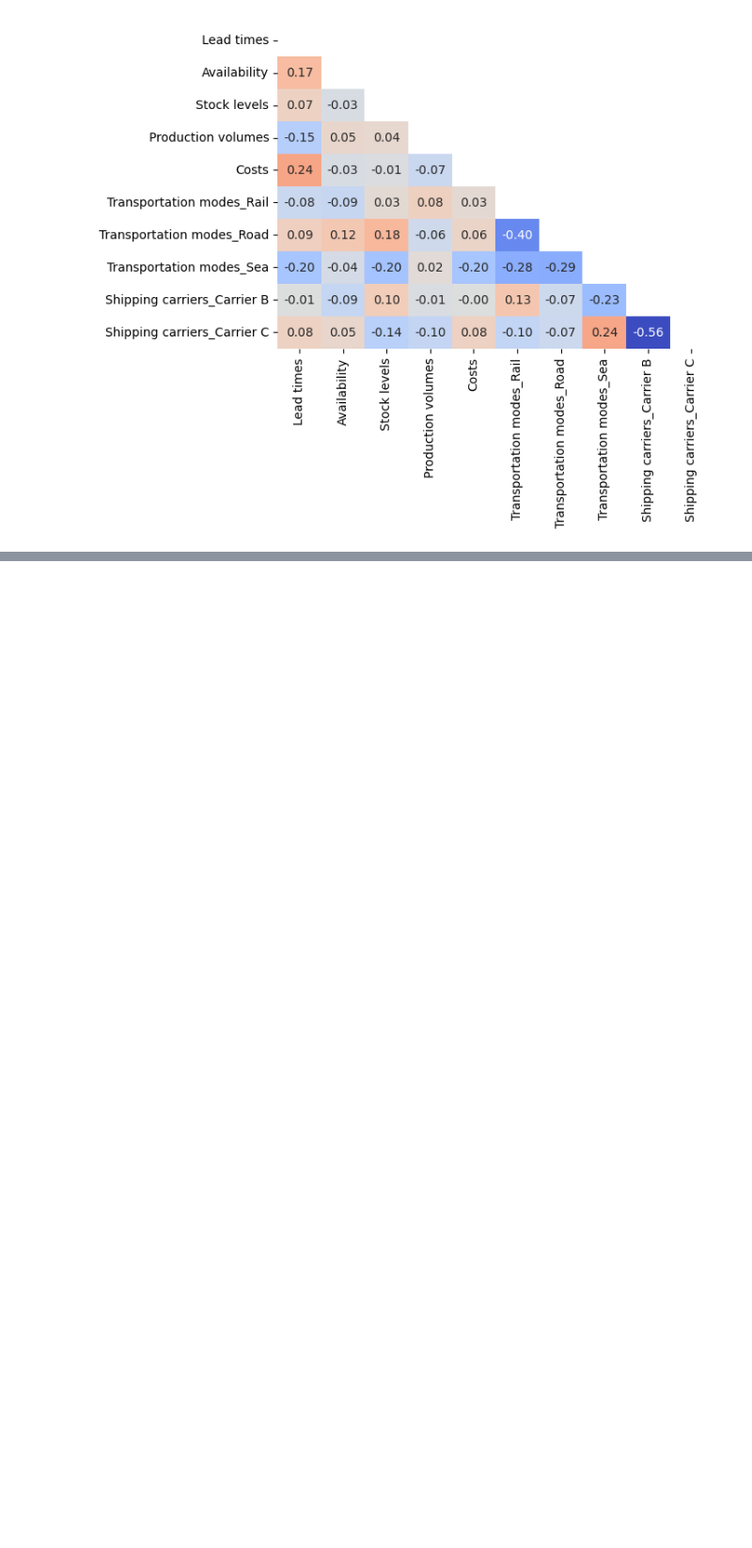
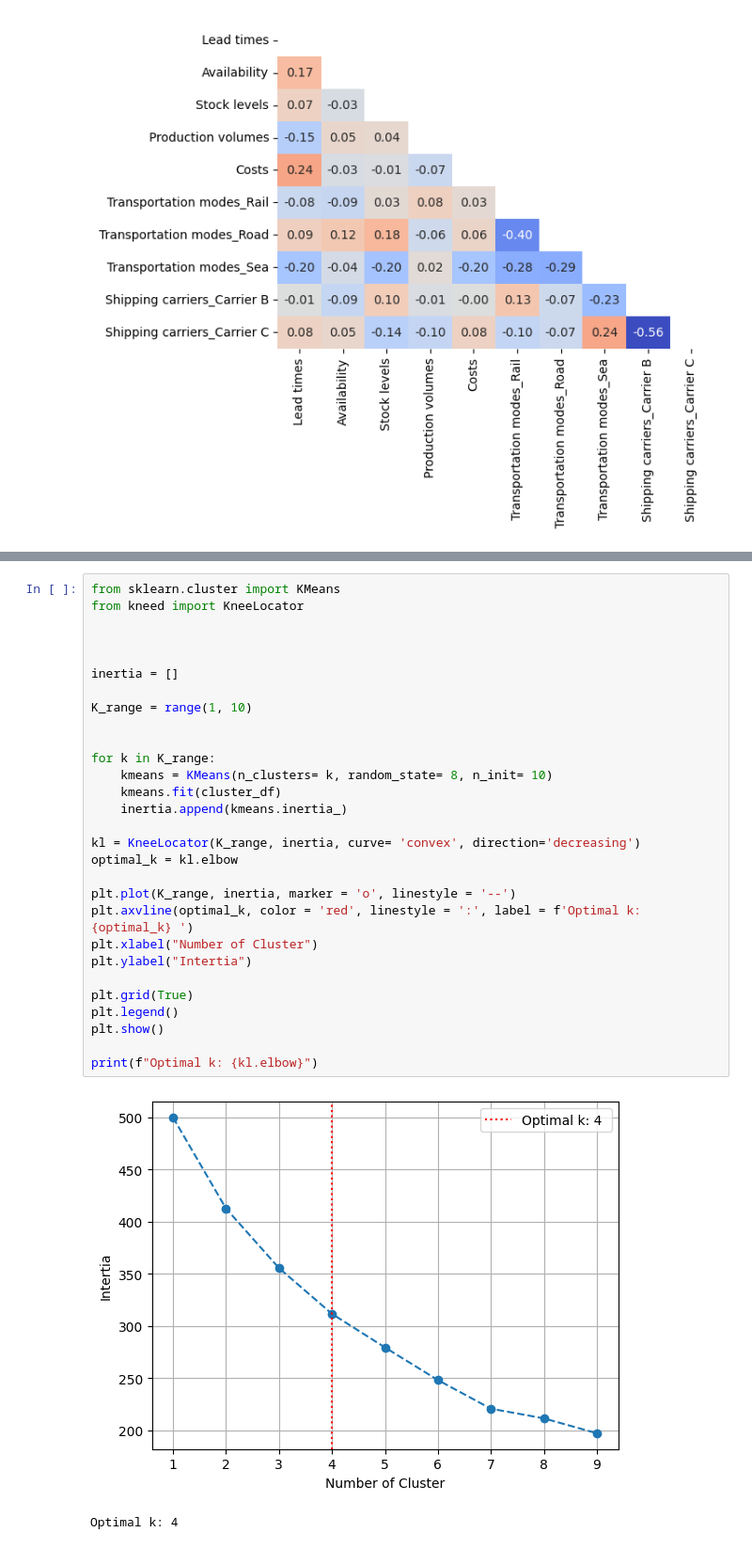
Before and after one commit to Doug-Vo/ML-Self-Project, a Jupyter notebook: Spring_2026/Beauty_Supply_chain.ipynb, the cells around one changed output, grey strips where cells are left out. Shown at 94% size. Saved outputs shown, nothing was run; the diff lists cells and outputs as text; blank space fills up the shorter version.

```diff
--- a/Spring_2026/Beauty_Supply_chain.ipynb
+++ b/Spring_2026/Beauty_Supply_chain.ipynb
@@ -308,0 +415,32 @@ plt.show()
+# %%
+from sklearn.cluster import KMeans
+from kneed import KneeLocator
+
+
+
+inertia = []
+
+K_range = range(1, 10)
+
+
+for k in K_range:
+    kmeans = KMeans(n_clusters= k, random_state= 8, n_init= 10)
+    kmeans.fit(cluster_df)
+    inertia.append(kmeans.inertia_)
+
+kl = KneeLocator(K_range, inertia, curve= 'convex', direction='decreasing')
+optimal_k = kl.elbow
+
+plt.plot(K_range, inertia, marker = 'o', linestyle = '--')
+plt.axvline(optimal_k, color = 'red', linestyle = ':', label = f'Optimal k: {optimal_k} ')
+plt.xlabel("Number of Cluster")
+plt.ylabel("Intertia")
+
+plt.grid(True)
+plt.legend()
+plt.show()
+
+print(f"Optimal k: {kl.elbow}")
+# %% [output]
+[figure, added]
+Optimal k: 4
```
Also changed, not shown: parts of 12 cells of this notebook.
